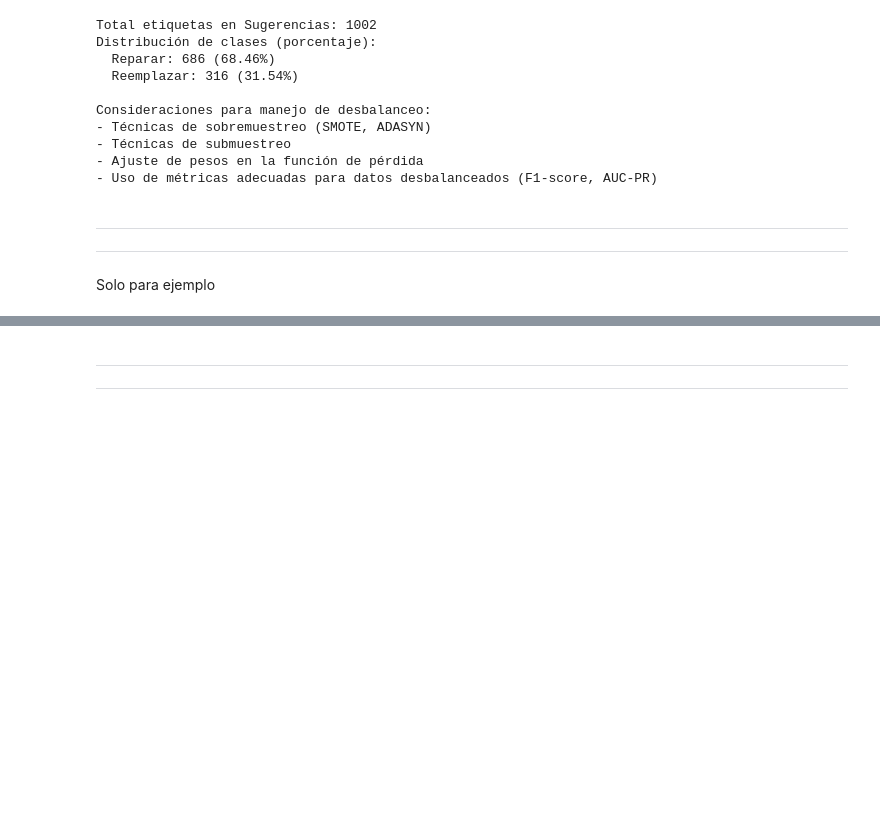
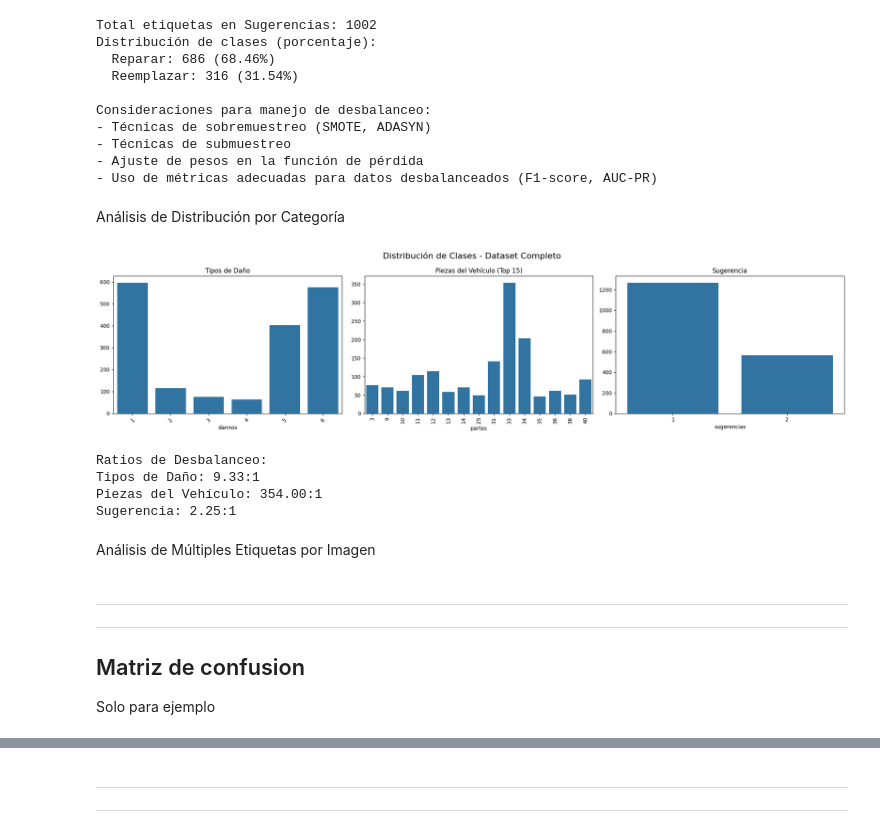
Before and after one commit to ramirezla/VerificacionDeSiniestrosUsandoMultiplesEtiquetas, a Jupyter notebook: PreparacionDeDatosMultiplesEtiquetas_V5..ipynb, the cells around one changed output, grey strips where cells are left out. Cells and saved outputs as stored; diff of their text form; code cells hidden in the pictures; blank space fills up the shorter version.

Commit message:
Version inicial Verificacion De Siniestros Usando Multiples Etiquetas V5 analisis entrenamiento V5

```diff
--- a/PreparacionDeDatosMultiplesEtiquetas_V5..ipynb
+++ b/PreparacionDeDatosMultiplesEtiquetas_V5..ipynb
@@ -797,9 +762,59 @@ Consideraciones para manejo de desbalanceo:
 - Técnicas de submuestreo
 - Ajuste de pesos en la función de pérdida
 - Uso de métricas adecuadas para datos desbalanceados (F1-score, AUC-PR)
+# %% [markdown]
+Análisis de Distribución por Categoría
+# %%
+def analyze_class_distribution(df, title):
+    fig, axes = plt.subplots(1, 3, figsize=(20, 5))
+    fig.suptitle(f'Distribución de Clases - {title}', fontsize=16)
+
+    # Tipos de Daño
+    damage_counts = df['dannos'].value_counts()
+    sns.barplot(x=damage_counts.index, y=damage_counts.values, ax=axes[0])
+    axes[0].set_title('Tipos de Daño')
+    axes[0].tick_params(axis='x', rotation=45)
+
+    # Piezas del Vehículo
+    part_counts = df['partes'].value_counts()
+    sns.barplot(x=part_counts.index[:15], y=part_counts.values[:15], ax=axes[1])  # Top 15
+    axes[1].set_title('Piezas del Vehículo (Top 15)')
+    axes[1].tick_params(axis='x', rotation=90)
+
+    # Sugerencia
+    suggestion_counts = df['sugerencias'].value_counts()
+    sns.barplot(x=suggestion_counts.index, y=suggestion_counts.values, ax=axes[2])
+    axes[2].set_title('Sugerencia')
+
+    plt.tight_layout()
+    plt.show()
+
+    # Cálculo de ratios de desbalanceo
+    def calculate_imbalance_ratio(counts):
+        return counts.max() / counts.min()
+
+    print("\nRatios de Desbalanceo:")
+    print(f"Tipos de Daño: {calculate_imbalance_ratio(damage_counts):.2f}:1")
+    print(f"Piezas del Vehículo: {calculate_imbalance_ratio(part_counts):.2f}:1")
+    print(f"Sugerencia: {calculate_imbalance_ratio(suggestion_counts):.2f}:1")
+
+# Cargar datos consolidados
+df_consolidado = pd.read_csv('data/fotos_siniestros/clasificacion_siniestro_partes_dannos_1145_encoded.csv', sep='|')
+## df_consolidado = pd.read_csv('data/fotos_siniestros/datasets/multi_val.csv', sep='|')
+analyze_class_distribution(df_consolidado, "Dataset Completo")
+# %% [output]
+[figure, added]
+Ratios de Desbalanceo:
+Tipos de Daño: 9.33:1
+Piezas del Vehículo: 354.00:1
+Sugerencia: 2.25:1
+# %% [markdown]
+Análisis de Múltiples Etiquetas por Imagen
 # %% [markdown]
 ---
 ---
+## Matriz de confusion
+
 Solo para ejemplo
 # %%
 def plot_confusion_matrix_multilabel(y_true, y_pred, class_names):
```
Also changed, not shown: parts of 14 cells of this notebook, 11 other files.
